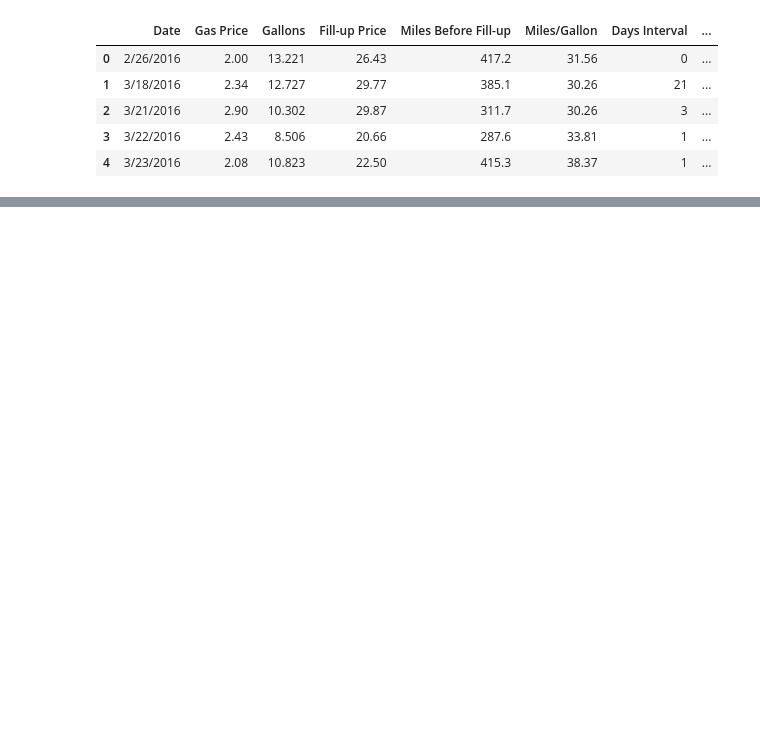
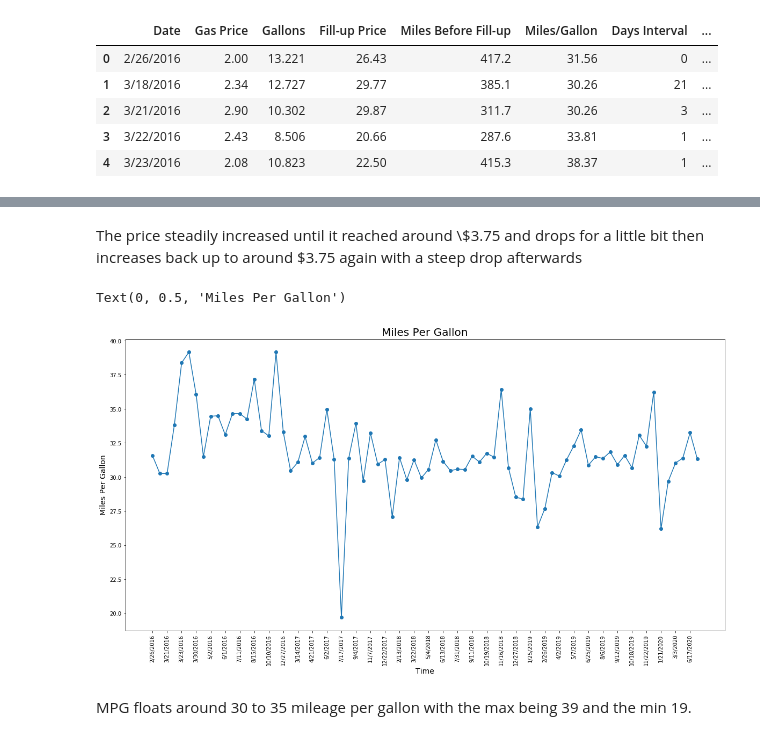
Before and after one commit to lowsaelee/camry-gas, a Jupyter notebook: Camry_Gas_Data.ipynb, the cells around one changed output, grey strips where cells are left out. Cells and saved outputs as stored; diff of their text form; code cells hidden in the pictures; blank space fills up the shorter version.

```diff
--- a/Camry_Gas_Data.ipynb
+++ b/Camry_Gas_Data.ipynb
@@ -41 +61,21 @@ Text(0, 0.5, 'Gas Price in Dollars')
+# %% [markdown]
+The price steadily increased until it reached around \\$3.75 and drops for a little bit then increases back up to around \$3.75 again with a steep drop afterwards
+# %%
+mpg = df['Miles/Gallon']
+date = df['Date']
+
+%matplotlib inline
+plt.figure(figsize=(20,10))
+plt.plot(date,mpg,'-o')
+plt.title("Miles Per Gallon",fontsize=20)
+plt.xlabel("Time",fontsize=14)
+plt.xticks(rotation=90)
+x_ticks = np.arange(0, len(df), 2)
+plt.xticks(df['Date'][x_ticks])
+plt.ylabel("Miles Per Gallon",fontsize=14)
+# %% [output]
+Text(0, 0.5, 'Miles Per Gallon')
+[figure, added]
+# %% [markdown]
+MPG floats around 30 to 35 mileage per gallon with the max being 39 and the min 19.
 # %%
```
Also changed, not shown: parts of 18 cells of this notebook, 1 other file.
